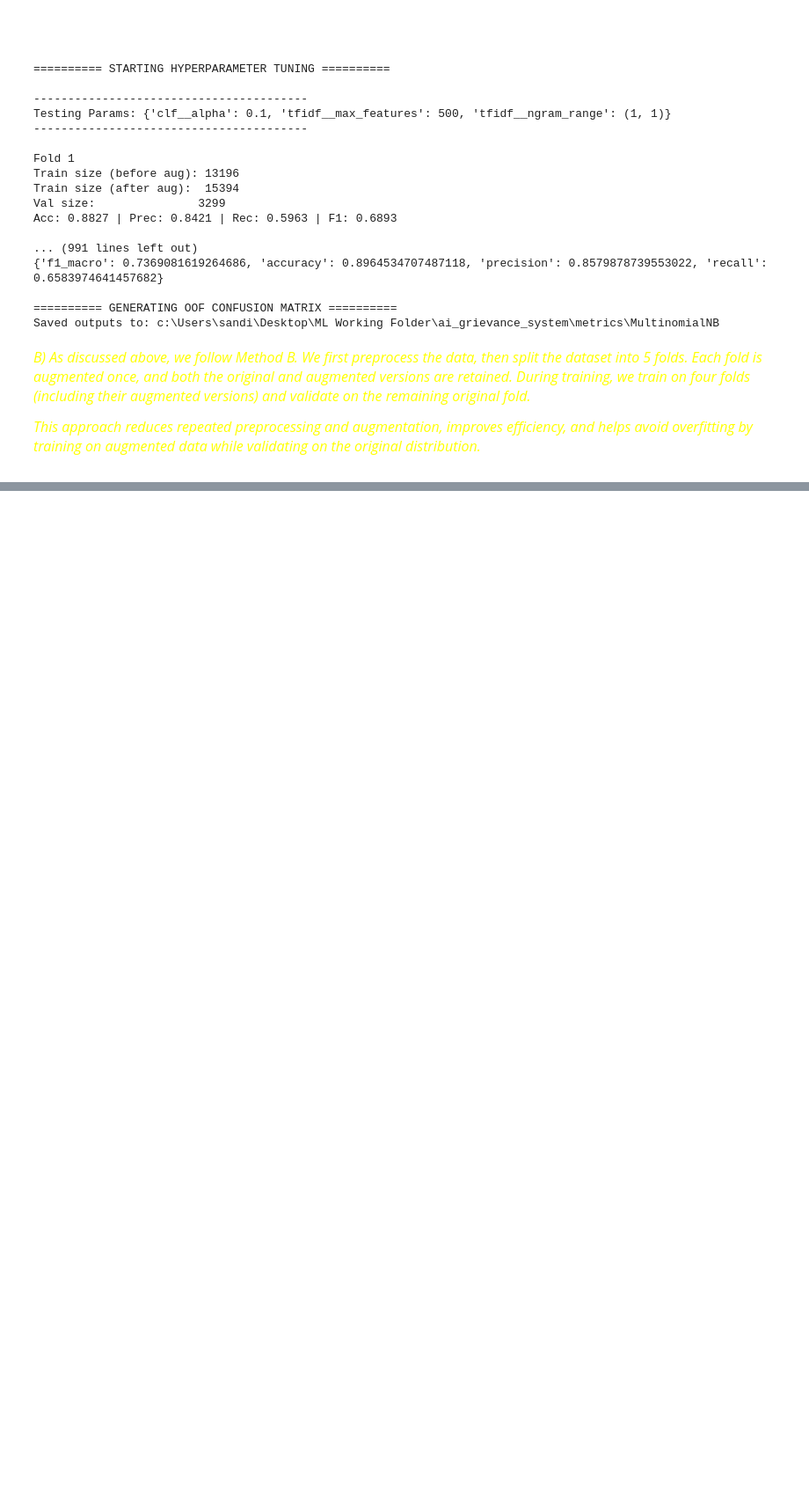
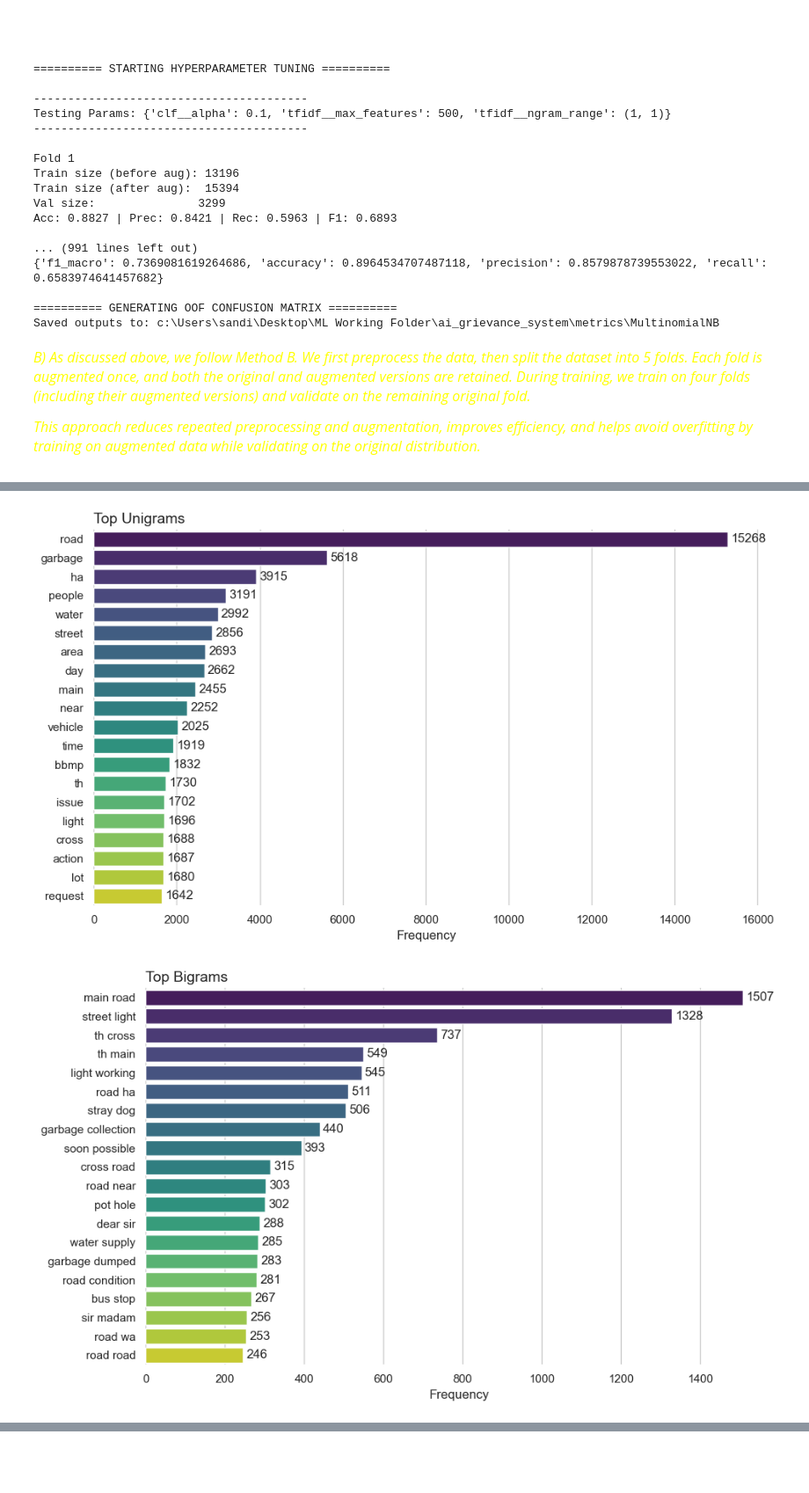
Before and after one commit to sandipan-ds/ai_grievance_system, a Jupyter notebook: notebook/ai_grievance_system.ipynb, the cells around one changed output, grey strips where cells are left out. Shown at 88% size. Drawn from its saved outputs; the diff is of its cells as text; code cells hidden in the pictures; blank space fills up the shorter version.

Commit message:
made visual change sto the ngram frequency distribution diagrams

```diff
--- a/notebook/ai_grievance_system.ipynb
+++ b/notebook/ai_grievance_system.ipynb
@@ -1762,0 +1773,74 @@ Fold data prepared successfully.
+# %%
+# --- 1. DATA EXTRACTION ---
+def get_ngram_freq(text_series, ngram_range=(2,2), top_k=20, min_df=10):
+    if text_series.empty:
+        return pd.DataFrame(columns=["ngram", "frequency"])
+
+    vectorizer = CountVectorizer(
+        ngram_range=ngram_range,
+        min_df=min_df,
+        stop_words='english'   # small safety layer
+    )
+
+    X = vectorizer.fit_transform(text_series)
+
+    feature_names = vectorizer.get_feature_names_out()
+    counts = X.sum(axis=0).A1
+
+    df_ngram = pd.DataFrame({
+        "ngram": feature_names,
+        "frequency": counts
+    }).sort_values(by="frequency", ascending=False).head(top_k)
+
+    return df_ngram
+
+
+# --- 2. PLOT FUNCTION ---
+def plot_ngram_sns(df_ngram, title):
+    if df_ngram.empty:
+        print(f"No data available for: {title}")
+        return
+
+    plt.figure(figsize=(10, 6))
+    sns.set_theme(style="whitegrid")
+
+    ax = sns.barplot(
+        x="frequency",
+        y="ngram",
+        data=df_ngram,
+        palette="viridis"   # removed unnecessary hue
+    )
+
+    plt.title(title, fontsize=14, loc='left')
+    plt.xlabel("Frequency")
+    plt.ylabel("")
+
+    # Add labels
+    for container in ax.containers:
+        ax.bar_label(container, padding=3)
+
+    sns.despine(left=True, bottom=True)
+    plt.tight_layout()
+    plt.show()
+
+
+# ===== RUN (Customized for your requirement) =====
+
+configs = [
+    ((1,1), "Top Unigrams"),
+    ((2,2), "Top Bigrams"),
+    ((3,3), "Top Trigrams")
+]
+
+for ngram_range, title in configs:
+    df_ng = get_ngram_freq(
+        df['clean'],
+        ngram_range=ngram_range,
+        top_k=20,
+        min_df=10
+    )
+
+    plot_ngram_sns(df_ng, title)
+# %% [output]
+[figure, added]
+[figure, added]
```
Also changed, not shown: parts of 9 cells of this notebook, 2 other files.
